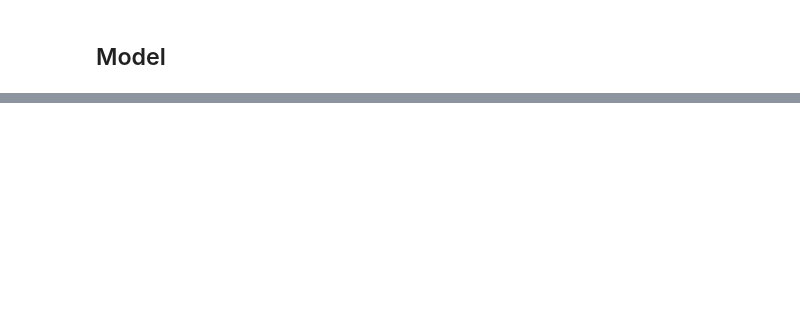
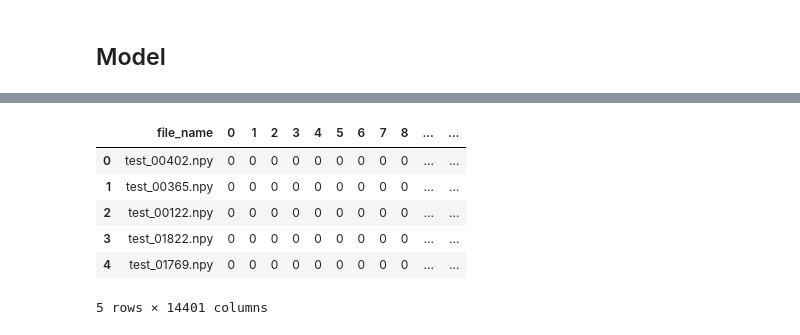
Before and after one commit to giwankim/precipitation-nowcasting, a Jupyter notebook: notebooks/02-rainnet.ipynb, the cells around one changed output, grey strips where cells are left out. Cells and saved outputs as stored; diff of their text form; code cells hidden in the pictures; blank space fills up the shorter version.

```diff
--- a/notebooks/02-rainnet.ipynb
+++ b/notebooks/02-rainnet.ipynb
@@ -502,0 +456,3 @@ trainer = pl.Trainer(gpus=1, max_epochs=3, progress_bar_refresh_rate=20)
+# %%
+datamodule = NowcastingDataModule(df, fold=0, batch_size=128)
+datamodule.setup("test")
@@ -502,0 +461,18 @@ trainer = pl.Trainer(gpus=1, max_epochs=3, progress_bar_refresh_rate=20)
+# %%
+preds = []
+model.to("cuda")
+model.eval()
+with torch.no_grad():
+    for batch in datamodule.test_dataloader():
+        batch = batch.to("cuda")
+        imgs = model(batch)
+        imgs = imgs.detach().cpu().numpy()
+        imgs = imgs[:, 0, 4:124, 4:124]
+        imgs = 255.0 * imgs
+        imgs = np.round(imgs)
+        imgs = np.clip(imgs, 0, 255)
+        preds.append(imgs)
+
+preds = np.concatenate(preds)
+preds = preds.astype(np.uint8)
+preds = preds.reshape(len(preds), -1)
@@ -502,0 +481,3 @@ trainer = pl.Trainer(gpus=1, max_epochs=3, progress_bar_refresh_rate=20)
+# %%
+test_paths = datamodule.test_dataset.paths
+test_filenames = [path.name for path in test_paths]
@@ -502,0 +486,5 @@ trainer = pl.Trainer(gpus=1, max_epochs=3, progress_bar_refresh_rate=20)
+# %%
+subm = pd.DataFrame()
+subm["file_name"] = test_filenames
+for i in tqdm(range(14400)):
+    subm[str(i)] = preds[:, i]
@@ -502,0 +493,11 @@ trainer = pl.Trainer(gpus=1, max_epochs=3, progress_bar_refresh_rate=20)
+# %%
+subm.to_csv("rainnet_fold0_epoch40.csv", index=False)
+subm.head()
+# %% [output]
+|  | file_name | 0 | 1 | 2 | 3 | 4 | 5 | 6 | 7 | 8 | ... | ... |
+| 0 | test_00402.npy | 0 | 0 | 0 | 0 | 0 | 0 | 0 | 0 | 0 | ... | ... |
+| 1 | test_00365.npy | 0 | 0 | 0 | 0 | 0 | 0 | 0 | 0 | 0 | ... | ... |
+| 2 | test_00122.npy | 0 | 0 | 0 | 0 | 0 | 0 | 0 | 0 | 0 | ... | ... |
+| 3 | test_01822.npy | 0 | 0 | 0 | 0 | 0 | 0 | 0 | 0 | 0 | ... | ... |
+| 4 | test_01769.npy | 0 | 0 | 0 | 0 | 0 | 0 | 0 | 0 | 0 | ... | ... |
+5 rows × 14401 columns
```
Also changed, not shown: parts of 46 cells of this notebook.
